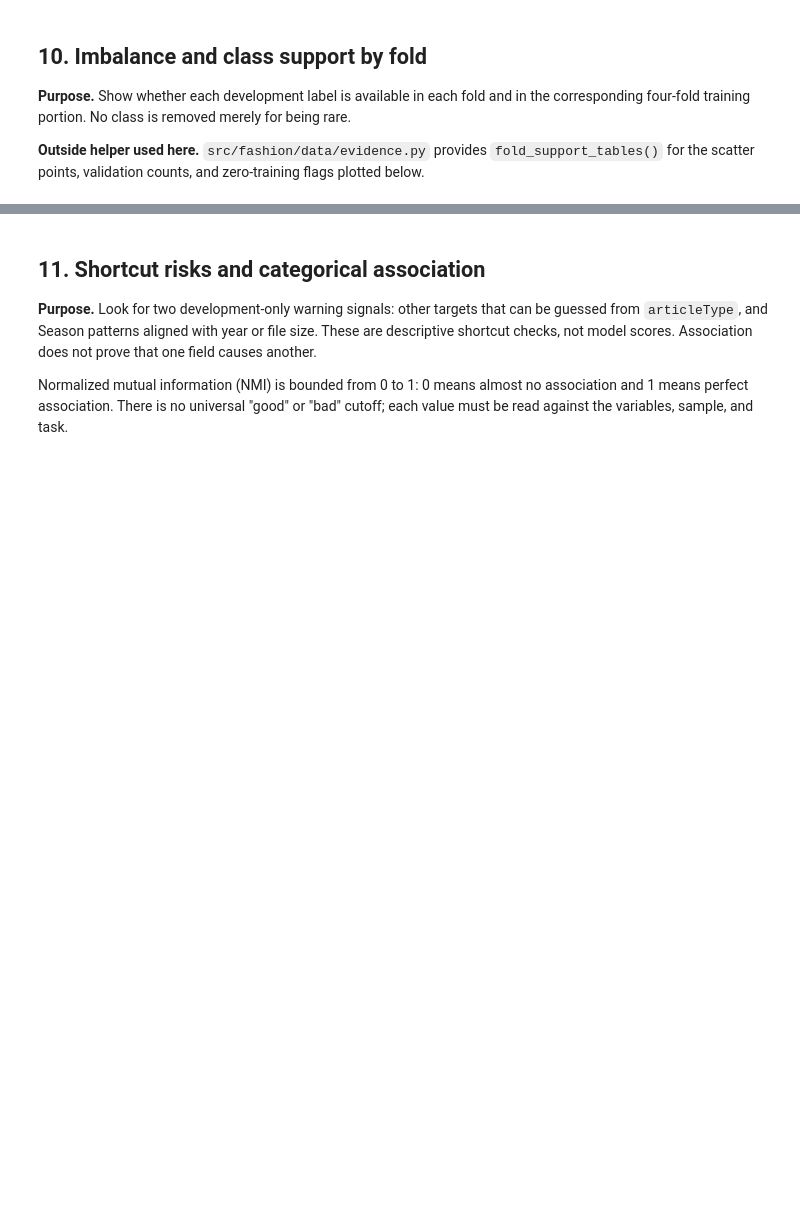
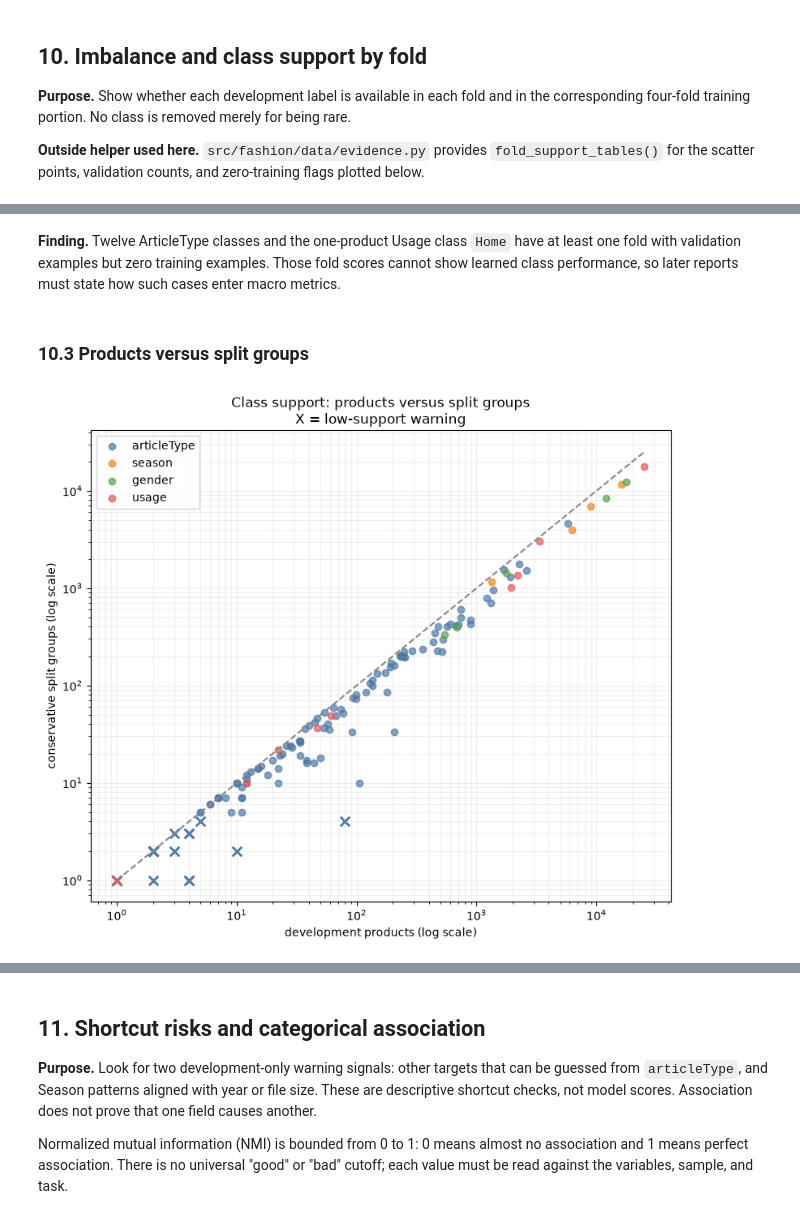
Before and after one commit to TrnLin/MLA2, a Jupyter notebook: notebooks/01_data_preparation.ipynb, the cells around one changed output, grey strips where cells are left out. Saved outputs shown, nothing was run; the diff lists cells and outputs as text; code cells hidden in the pictures; blank space fills up the shorter version.

```diff
--- a/notebooks/01_data_preparation.ipynb
+++ b/notebooks/01_data_preparation.ipynb
@@ -1384,0 +1362,42 @@ only the training side of each round.
+# %% [markdown]
+**Finding.** Twelve ArticleType classes and the one-product Usage class `Home` have at least one fold with validation examples but zero training examples. Those fold scores cannot show learned class performance, so later reports must state how such cases enter macro metrics.
+# %% [markdown]
+### 10.3 Products versus split groups
+# %%
+figure, axis = plt.subplots(figsize=(8, 7))
+target_colors = dict(zip(TARGETS, ["#4C78A8", "#F58518", "#54A24B", "#E45756"]))
+for target in TARGETS:
+    rows = support_points[support_points["target"].eq(target)]
+    warning = rows["rare_warning"].astype(str).ne("")
+    axis.scatter(
+        rows.loc[~warning, "development_product_count"],
+        rows.loc[~warning, "development_family_count"],
+        label=target,
+        alpha=0.7,
+        color=target_colors[target],
+    )
+    axis.scatter(
+        rows.loc[warning, "development_product_count"],
+        rows.loc[warning, "development_family_count"],
+        marker="x",
+        s=70,
+        linewidth=2,
+        color=target_colors[target],
+    )
+support_limit = max(
+    support_points["development_product_count"].max(),
+    support_points["development_family_count"].max(),
+)
+axis.plot([1, support_limit], [1, support_limit], linestyle="--", color="#888888")
+axis.set_xscale("log")
+axis.set_yscale("log")
+axis.set_xlabel("development products (log scale)")
+axis.set_ylabel("conservative split groups (log scale)")
+axis.set_title("Class support: products versus split groups\nX = low-support warning")
+axis.legend()
+axis.grid(alpha=0.2, which="both")
+figure.tight_layout()
+_ = save_figure(figure, "class_support_products_vs_groups.png")
+plt.show()
+# %% [output]
+[figure, added]
```
Also changed, not shown: parts of 214 cells of this notebook, 20 other files.
